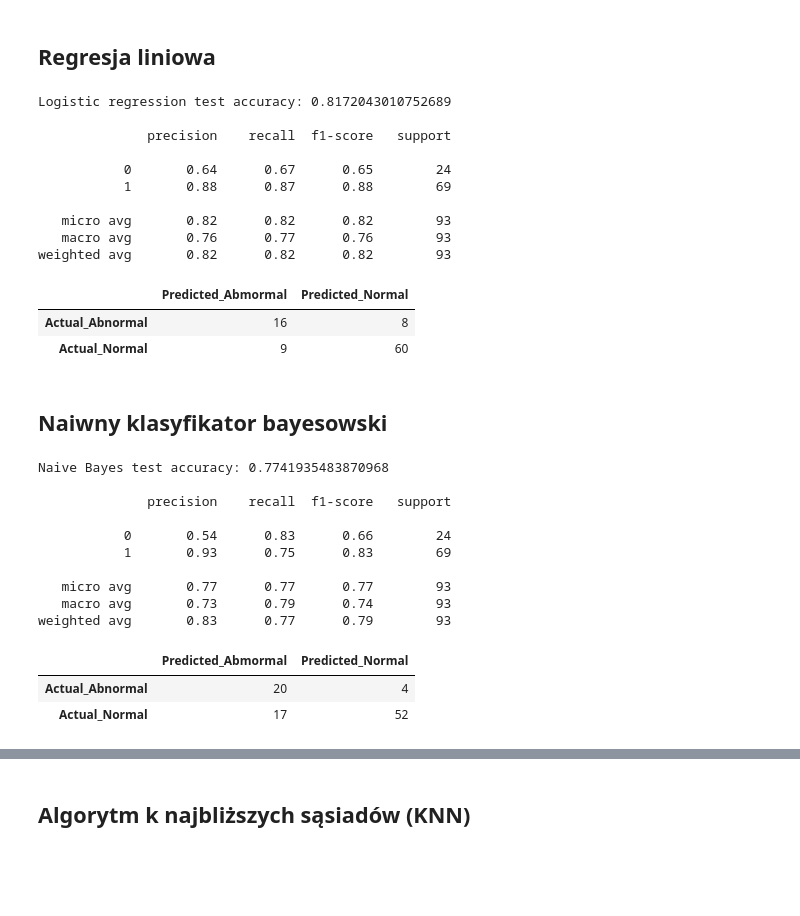
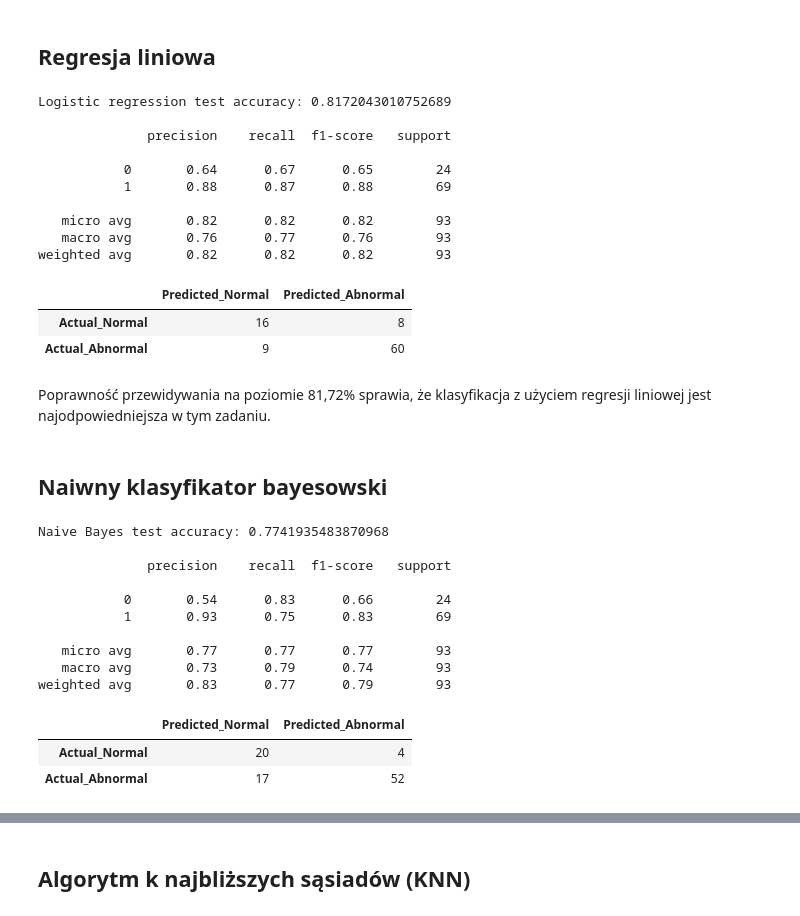
Before and after one commit to monika-osiak/lower-back-pain-classification, a Jupyter notebook: lower-back-pain-classification.ipynb, the cells around one changed output, grey strips where cells are left out. Cells and saved outputs as stored; diff of their text form; code cells hidden in the pictures; blank space fills up the shorter version.

```diff
--- a/lower-back-pain-classification.ipynb
+++ b/lower-back-pain-classification.ipynb
@@ -18,9 +21,19 @@ warnings.filterwarnings('ignore')
 # %%
 data = pd.read_csv('dataset_spine.csv', usecols=range(13))
 
-columns = ['pelvic_incidence', 'pelvic tilt', 'lumbar_lordosis_angle', 'sacral_slope', 'pelvic_radius',
-           'degree_spondylolisthesis', 'pelvic_slope', 'Direct_tilt', 'thoracic_slope', 'cervical_tilt', 'sacrum_angle',
-           'scoliosis_slope', 'Class_att']
+columns = ['pelvic_incidence',
+           'pelvic tilt',
+           'lumbar_lordosis_angle',
+           'sacral_slope',
+           'pelvic_radius',
+           'degree_spondylolisthesis',
+           'pelvic_slope',
+           'Direct_tilt',
+           'thoracic_slope',
+           'cervical_tilt',
+           'sacrum_angle',
+           'scoliosis_slope',
+           'Class_att']
 data.columns = columns
 data.head()
 # %% [output]
@@ -154,6 +194,10 @@ y_pred = lr_model.predict(x_test)
 print("Logistic regression test accuracy:", lr_model.score(x_test,y_test))
 print()
 print(classification_report(y_test, y_pred))
+
+pd.DataFrame(confusion_matrix(y_test,y_pred),
+             columns=['Predicted_Normal','Predicted_Abnormal'],
+             index=['Actual_Normal','Actual_Abnormal'])
 # %% [output]
 Logistic regression test accuracy: 0.8172043010752689
 
@@ -165,36 +209,38 @@ Logistic regression test accuracy: 0.8172043010752689
    micro avg       0.82      0.82      0.82        93
    macro avg       0.76      0.77      0.76        93
 weighted avg       0.82      0.82      0.82        93
+|  | Predicted_Normal | Predicted_Abnormal |
+| Actual_Normal | 16 | 8 |
+| Actual_Abnormal | 9 | 60 |
-# %%
-pd.DataFrame(confusion_matrix(y_test,y_pred),columns=['Predicted_Abmormal','Predicted_Normal'],index=['Actual_Abnormal','Actual_Normal'])
-# %% [output]
-|  | Predicted_Abmormal | Predicted_Normal |
-| Actual_Abnormal | 16 | 8 |
-| Actual_Normal | 9 | 60 |
+# %% [markdown]
+Poprawność przewidywania na poziomie 81,72% sprawia, że klasyfikacja z użyciem regresji liniowej jest najodpowiedniejsza w tym zadaniu.
 # %% [markdown]
 ## Naiwny klasyfikator bayesowski
 # %%
 from sklearn.naive_bayes import GaussianNB
 
 gnb_model = GaussianNB()
 gnb_model.fit(x_train, y_train)
 y_pred = gnb_model.predict(x_test)
 
 print("Naive Bayes test accuracy:", gnb_model.score(x_test,y_test))
 print()
 print(classification_report(y_test, y_pred))
-pd.DataFrame(confusion_matrix(y_test,y_pred),columns=['Predicted_Abmormal','Predicted_Normal'],index=['Actual_Abnormal','Actual_Normal'])
+
+pd.DataFrame(confusion_matrix(y_test,y_pred),
+             columns=['Predicted_Normal','Predicted_Abnormal'],
+             index=['Actual_Normal','Actual_Abnormal'])
 # %% [output]
 Naive Bayes test accuracy: 0.7741935483870968
 
               precision    recall  f1-score   support
 
            0       0.54      0.83      0.66        24
            1       0.93      0.75      0.83        69
 
    micro avg       0.77      0.77      0.77        93
    macro avg       0.73      0.79      0.74        93
 weighted avg       0.83      0.77      0.79        93
-|  | Predicted_Abmormal | Predicted_Normal |
-| Actual_Abnormal | 20 | 4 |
-| Actual_Normal | 17 | 52 |
+|  | Predicted_Normal | Predicted_Abnormal |
+| Actual_Normal | 20 | 4 |
+| Actual_Abnormal | 17 | 52 |
```
Also changed, not shown: parts of 33 cells of this notebook.
